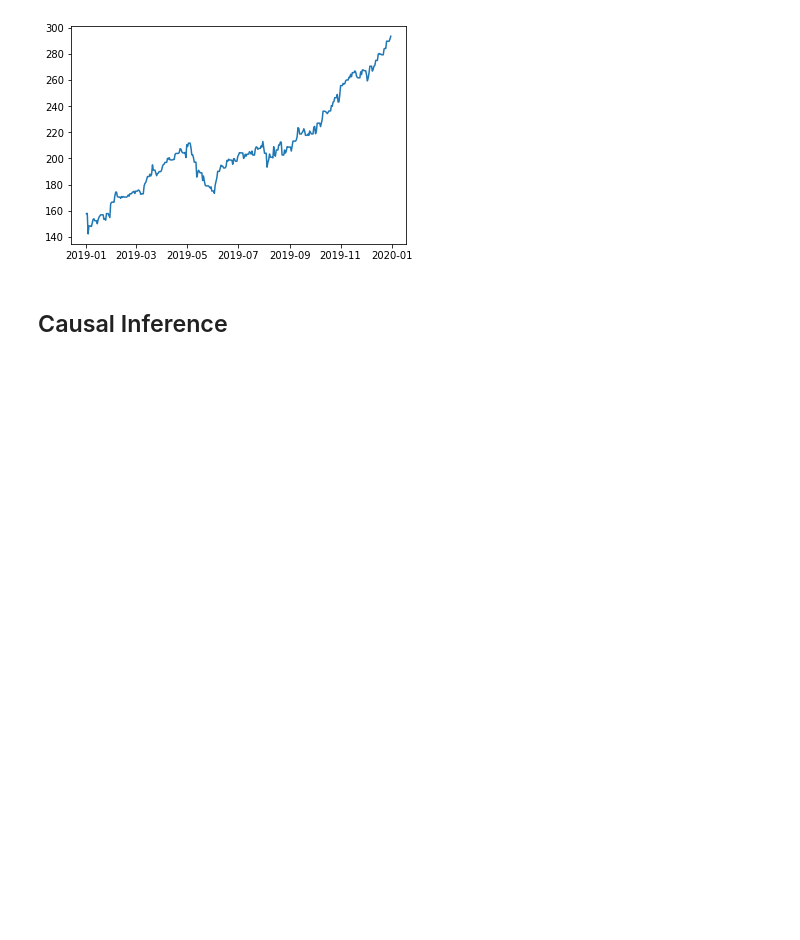
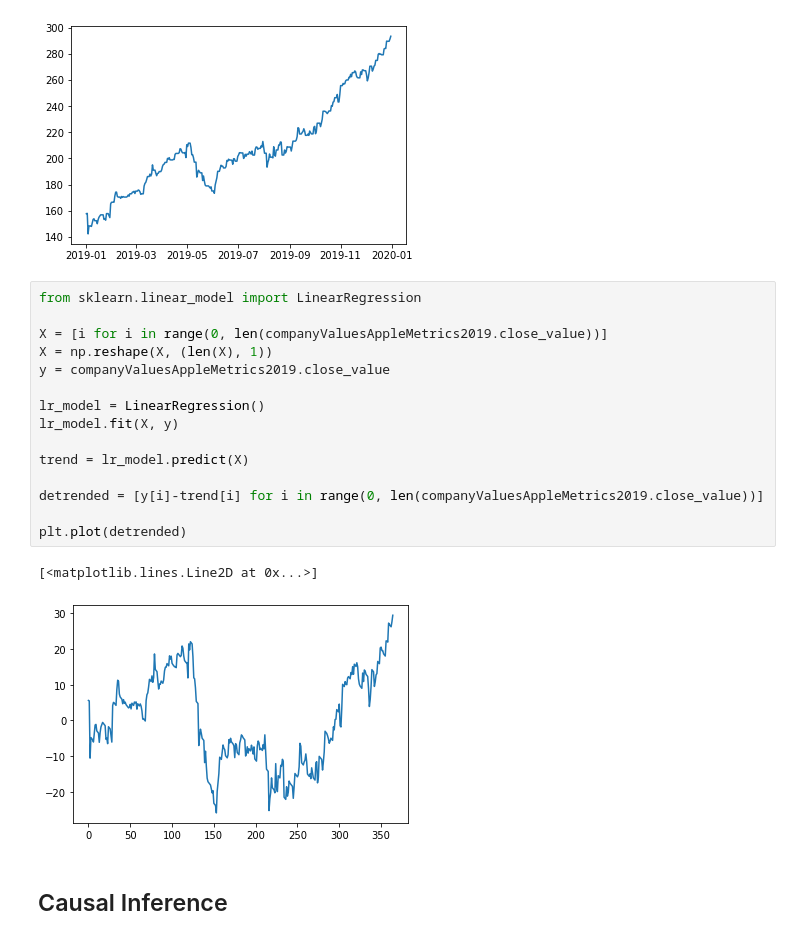
Before and after one commit to dssaenzml/ml703_timeSeriesCausalDiscovery, a Jupyter notebook: Exploration/ML703_Project.ipynb, the cells around one changed output. Saved outputs shown, nothing was run; the diff lists cells and outputs as text; blank space fills up the shorter version.

```diff
--- a/Exploration/ML703_Project.ipynb
+++ b/Exploration/ML703_Project.ipynb
@@ -143,5 +143,23 @@ plt.plot(companyValuesAppleMetrics2019.close_value)
 # %% [output]
 [<matplotlib.lines.Line2D at 0x...>]
 [figure]
+# %%
+from sklearn.linear_model import LinearRegression
+
+X = [i for i in range(0, len(companyValuesAppleMetrics2019.close_value))]
+X = np.reshape(X, (len(X), 1))
+y = companyValuesAppleMetrics2019.close_value
+
+lr_model = LinearRegression()
+lr_model.fit(X, y)
+
+trend = lr_model.predict(X)
+
+detrended = [y[i]-trend[i] for i in range(0, len(companyValuesAppleMetrics2019.close_value))]
+
+plt.plot(detrended)
+# %% [output]
+[<matplotlib.lines.Line2D at 0x...>]
+[figure, added]
 # %% [markdown]
 ## Causal Inference
```
